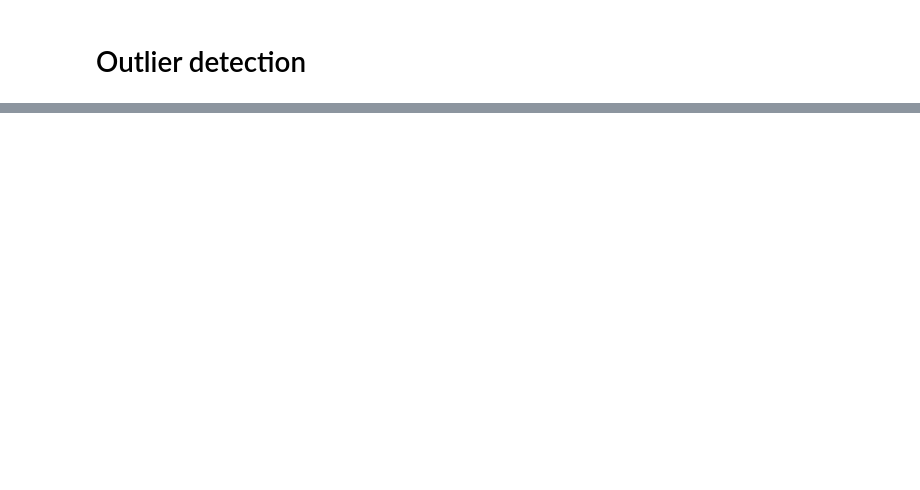
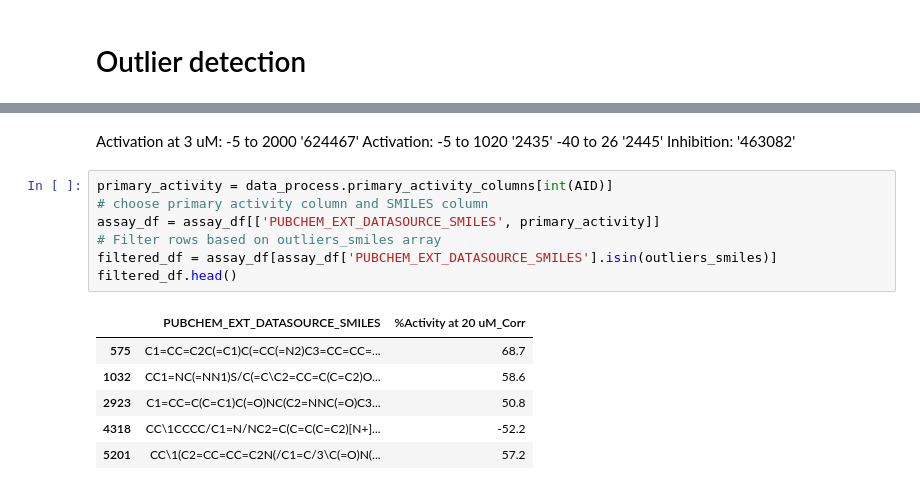
Before and after one commit to davidkubanek/Thesis, a Jupyter notebook: HTS_fingerprints.ipynb, the cells around one changed output, grey strips where cells are left out. Cells and saved outputs as stored; diff of their text form; blank space fills up the shorter version.

```diff
--- a/HTS_fingerprints.ipynb
+++ b/HTS_fingerprints.ipynb
@@ -1359,0 +1470,19 @@ out_ratio = matrix_df_out.iloc[:,1:].sum(axis=0)/matrix_df_out.shape[0]
+# %% [markdown]
+Activation at 3 uM: -5 to 2000  '624467'
+Activation: -5 to 1020 '2435'
+            -40 to 26  '2445'
+Inhibition:            '463082'
+# %%
+primary_activity = data_process.primary_activity_columns[int(AID)]
+# choose primary activity column and SMILES column
+assay_df = assay_df[['PUBCHEM_EXT_DATASOURCE_SMILES', primary_activity]]
+# Filter rows based on outliers_smiles array
+filtered_df = assay_df[assay_df['PUBCHEM_EXT_DATASOURCE_SMILES'].isin(outliers_smiles)]
+filtered_df.head()
+# %% [output]
+|  | PUBCHEM_EXT_DATASOURCE_SMILES | %Activity at 20 uM_Corr |
+| 575 | C1=CC=C2C(=C1)C(=CC(=N2)C3=CC=CC=... | 68.7 |
+| 1032 | CC1=NC(=NN1)S/C(=C\C2=CC=C(C=C2)O... | 58.6 |
+| 2923 | C1=CC=C(C=C1)C(=O)NC(C2=NNC(=O)C3... | 50.8 |
+| 4318 | CC\1CCCC/C1=N/NC2=C(C=C(C=C2)[N+]... | -52.2 |
+| 5201 | CC\1(C2=CC=CC=C2N(/C1=C/3\C(=O)N(... | 57.2 |
```
Also changed, not shown: parts of 13 cells of this notebook.
